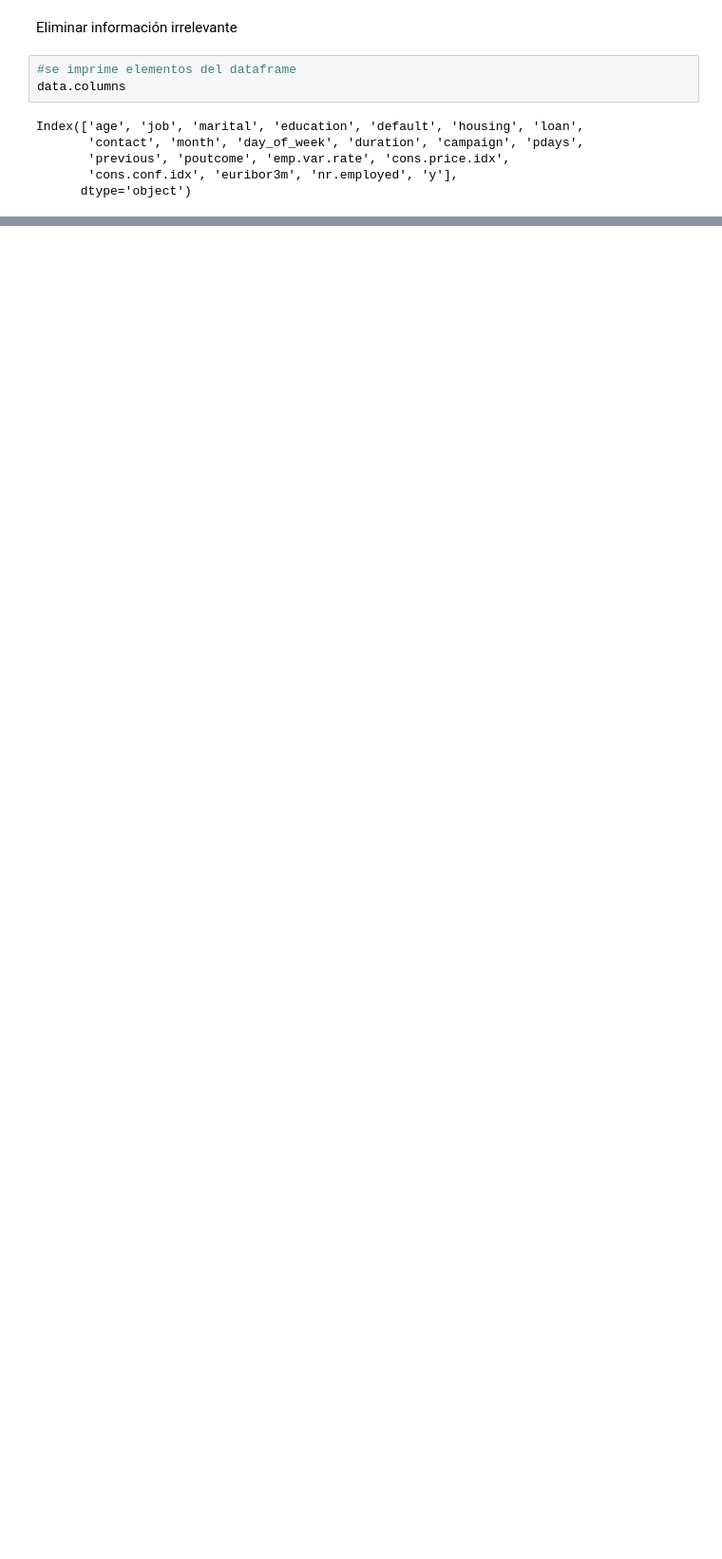
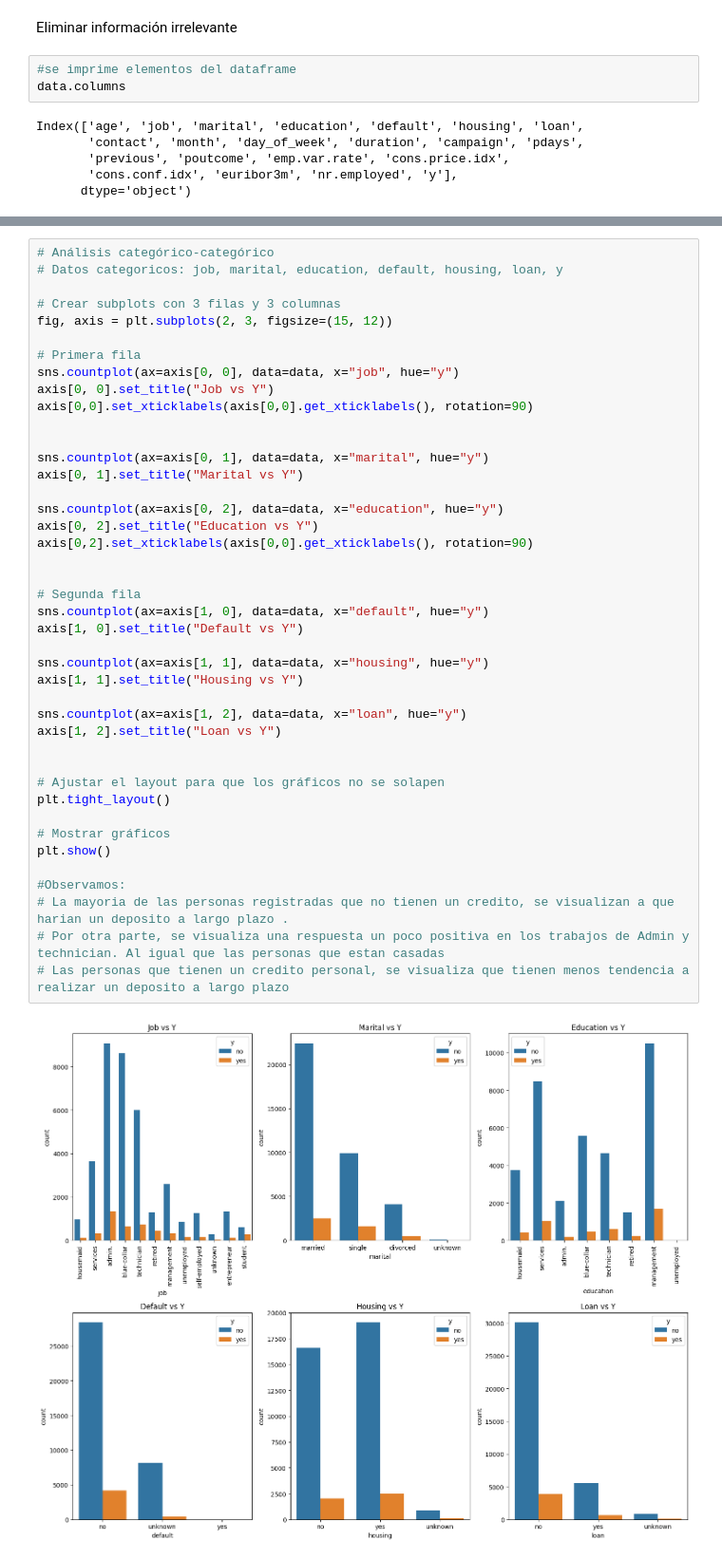
Before and after one commit to Eleiny9/mi-primer-ML, a Jupyter notebook: src/explore.ipynb, the cells around one changed output, grey strips where cells are left out. Shown at 95% size. Cells and saved outputs as stored; diff of their text form; blank space fills up the shorter version.

```diff
--- a/src/explore.ipynb
+++ b/src/explore.ipynb
@@ -105,0 +260,44 @@ data.head()
+# %%
+# Análisis categórico-categórico
+# Datos categoricos: job, marital, education, default, housing, loan, y
+
+# Crear subplots con 3 filas y 3 columnas
+fig, axis = plt.subplots(2, 3, figsize=(15, 12))
+
+# Primera fila
+sns.countplot(ax=axis[0, 0], data=data, x="job", hue="y")
+axis[0, 0].set_title("Job vs Y")
+axis[0,0].set_xticklabels(axis[0,0].get_xticklabels(), rotation=90)
+
+
+sns.countplot(ax=axis[0, 1], data=data, x="marital", hue="y")
+axis[0, 1].set_title("Marital vs Y")
+
+sns.countplot(ax=axis[0, 2], data=data, x="education", hue="y")
+axis[0, 2].set_title("Education vs Y")
+axis[0,2].set_xticklabels(axis[0,0].get_xticklabels(), rotation=90)
+
+
+# Segunda fila
+sns.countplot(ax=axis[1, 0], data=data, x="default", hue="y")
+axis[1, 0].set_title("Default vs Y")
+
+sns.countplot(ax=axis[1, 1], data=data, x="housing", hue="y")
+axis[1, 1].set_title("Housing vs Y")
+
+sns.countplot(ax=axis[1, 2], data=data, x="loan", hue="y")
+axis[1, 2].set_title("Loan vs Y")
+
+
+# Ajustar el layout para que los gráficos no se solapen
+plt.tight_layout()
+
+# Mostrar gráficos
+plt.show()
+
+#Observamos:
+# La mayoria de las personas registradas que no tienen un credito, se visualizan a que  harian un deposito a largo plazo .
+# Por otra parte, se visualiza una respuesta un poco positiva en los trabajos de Admin y technician. Al igual que las personas que estan casadas
+# Las personas que tienen un credito personal, se visualiza que tienen menos tendencia a realizar un deposito a largo plazo
+# %% [output]
+[figure, added]
```
Also changed, not shown: parts of 10 cells of this notebook.
